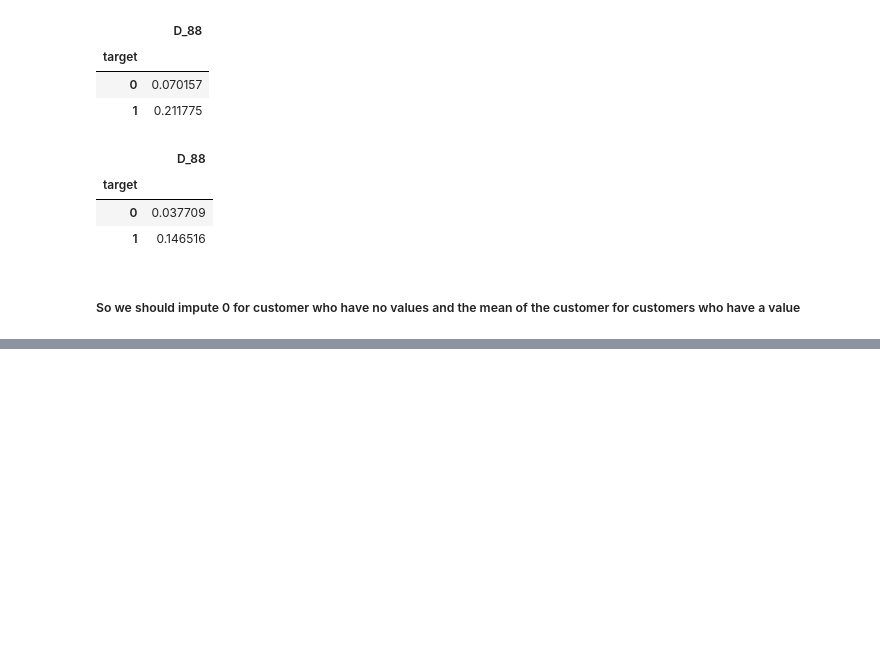
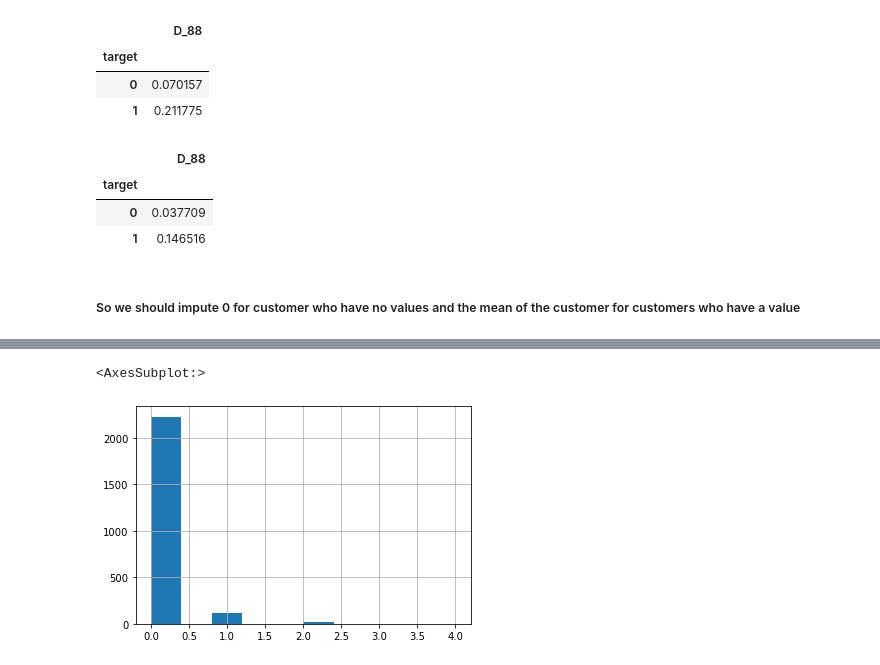
Before and after one commit to We-Need-More-RAM/amex_default_prediction, a Jupyter notebook: notebooks/ryan/2.0_checking_out_the_data.ipynb, the cells around one changed output, grey strips where cells are left out. Drawn from its saved outputs; the diff is of its cells as text; code cells hidden in the pictures; blank space fills up the shorter version.

```diff
--- a/notebooks/ryan/2.0_checking_out_the_data.ipynb
+++ b/notebooks/ryan/2.0_checking_out_the_data.ipynb
@@ -603,0 +620,5 @@ D_88_df.groupby('target').median()
+# %%
+X_df.D_108.hist()
+# %% [output]
+<AxesSubplot:>
+[figure, added]
```
Also changed, not shown: parts of 12 cells of this notebook.
